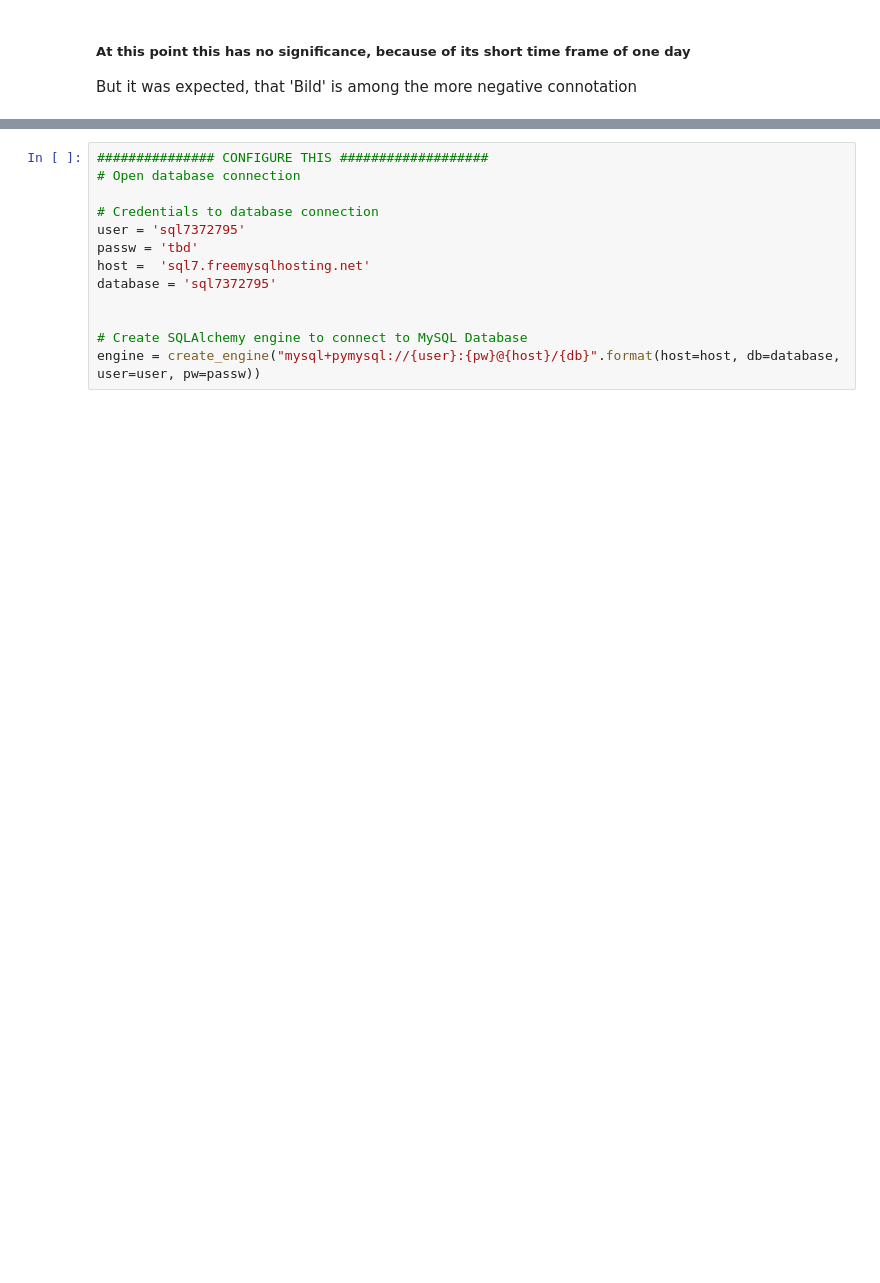
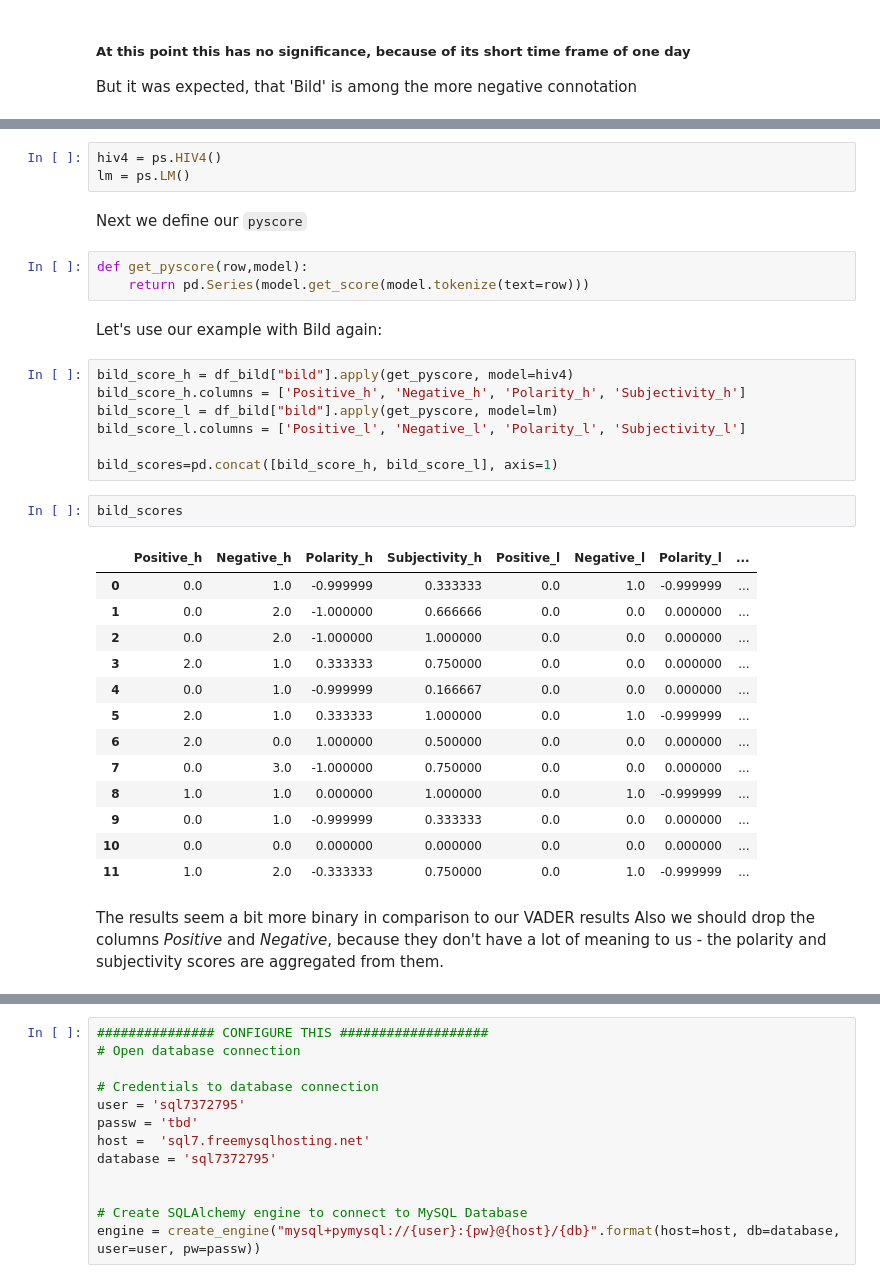
Before and after one commit to trashpanda-ai/Sentiment-Analysis-LNP-, a Jupyter notebook: Sentiment Analysis/Sentiment Analysis.ipynb, the cells around one changed output, grey strips where cells are left out. Drawn from its saved outputs; the diff is of its cells as text; blank space fills up the shorter version.

````diff
--- a/Sentiment Analysis/Sentiment Analysis.ipynb
+++ b/Sentiment Analysis/Sentiment Analysis.ipynb
@@ -559,0 +580,36 @@ But it was expected, that 'Bild' is among the more negative connotation
+# %%
+hiv4 = ps.HIV4()
+lm = ps.LM()
+# %% [markdown]
+Next we define our ```pyscore```
+# %%
+def get_pyscore(row,model):
+    return pd.Series(model.get_score(model.tokenize(text=row)))
+# %% [markdown]
+Let's use our example with Bild again:
+# %%
+bild_score_h = df_bild["bild"].apply(get_pyscore, model=hiv4)
+bild_score_h.columns = ['Positive_h', 'Negative_h', 'Polarity_h', 'Subjectivity_h']
+bild_score_l = df_bild["bild"].apply(get_pyscore, model=lm)
+bild_score_l.columns = ['Positive_l', 'Negative_l', 'Polarity_l', 'Subjectivity_l']
+
+bild_scores=pd.concat([bild_score_h, bild_score_l], axis=1)
+# %%
+bild_scores
+# %% [output]
+|  | Positive_h | Negative_h | Polarity_h | Subjectivity_h | Positive_l | Negative_l | Polarity_l | ... |
+| 0 | 0.0 | 1.0 | -0.999999 | 0.333333 | 0.0 | 1.0 | -0.999999 | ... |
+| 1 | 0.0 | 2.0 | -1.000000 | 0.666666 | 0.0 | 0.0 | 0.000000 | ... |
+| 2 | 0.0 | 2.0 | -1.000000 | 1.000000 | 0.0 | 0.0 | 0.000000 | ... |
+| 3 | 2.0 | 1.0 | 0.333333 | 0.750000 | 0.0 | 0.0 | 0.000000 | ... |
+| 4 | 0.0 | 1.0 | -0.999999 | 0.166667 | 0.0 | 0.0 | 0.000000 | ... |
+| 5 | 2.0 | 1.0 | 0.333333 | 1.000000 | 0.0 | 1.0 | -0.999999 | ... |
+| 6 | 2.0 | 0.0 | 1.000000 | 0.500000 | 0.0 | 0.0 | 0.000000 | ... |
+| 7 | 0.0 | 3.0 | -1.000000 | 0.750000 | 0.0 | 0.0 | 0.000000 | ... |
+| 8 | 1.0 | 1.0 | 0.000000 | 1.000000 | 0.0 | 1.0 | -0.999999 | ... |
+| 9 | 0.0 | 1.0 | -0.999999 | 0.333333 | 0.0 | 0.0 | 0.000000 | ... |
+| 10 | 0.0 | 0.0 | 0.000000 | 0.000000 | 0.0 | 0.0 | 0.000000 | ... |
+| 11 | 1.0 | 2.0 | -0.333333 | 0.750000 | 0.0 | 1.0 | -0.999999 | ... |
+# %% [markdown]
+The results seem a bit more binary in comparison to our VADER results
+Also we should drop the columns *Positive* and *Negative*, because they don't have a lot of meaning to us - the polarity and subjectivity scores are aggregated from them.
````
Also changed, not shown: parts of 66 cells of this notebook, 3 other files.
